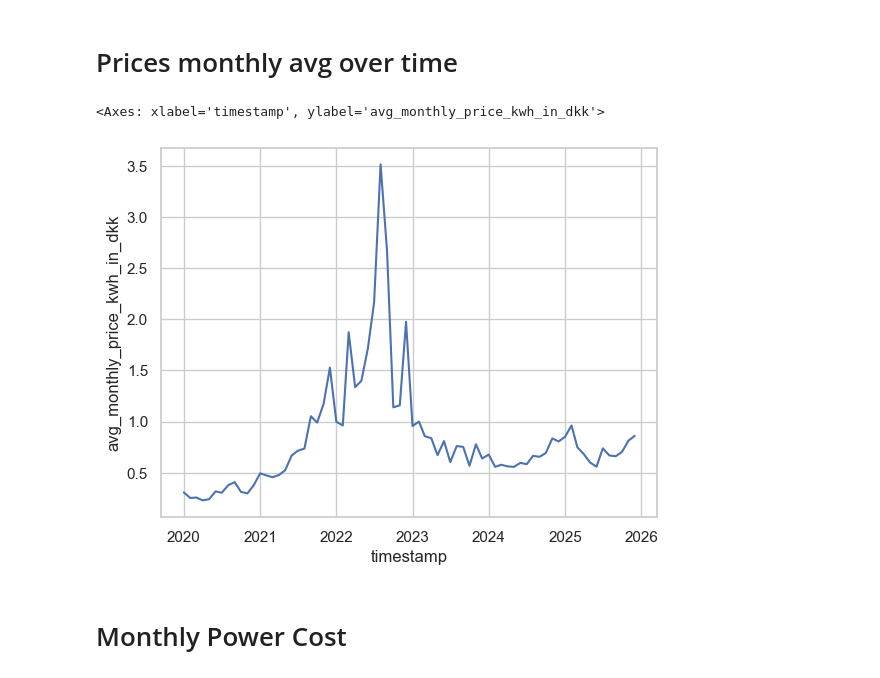
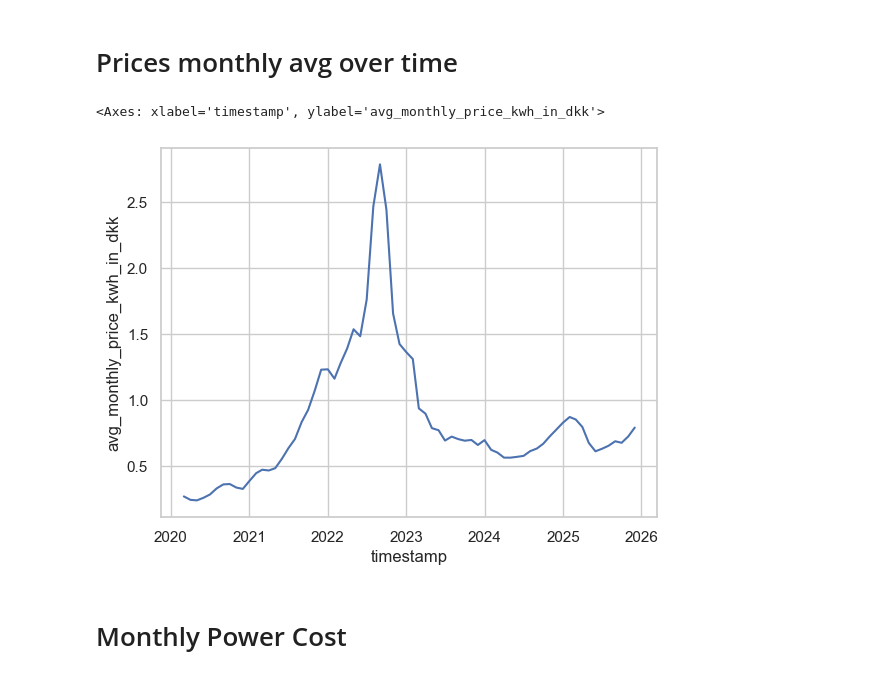
Before and after one commit to wizDs/predictive-modeling, a Jupyter notebook: notebooks/analysis.ipynb, the cells around one changed output. Saved outputs shown, nothing was run; the diff lists cells and outputs as text; code cells hidden in the pictures.

```diff
--- a/notebooks/analysis.ipynb
+++ b/notebooks/analysis.ipynb
@@ -57,13 +57,14 @@ sns.set_theme(style="whitegrid")
 # %%
 df = (
     joined_df
     .group_by(pl.col(Column.TIMESTAMP).dt.truncate("1mo"), maintain_order=True)
     .agg(pl.col(Column.HOURLY_PRICE).mean().alias(Column.MONTHLY_PRICE_AVG))
+    .with_columns(pl.col(Column.MONTHLY_PRICE_AVG).rolling_mean(window_size=3))
 )
 sns.lineplot(data=df, x=Column.TIMESTAMP, y=Column.MONTHLY_PRICE_AVG)
 # %% [output]
 <Axes: xlabel='timestamp', ylabel='avg_monthly_price_kwh_in_dkk'>
-[figure, old version]
+[figure, new version]
 # %% [markdown]
 # Monthly Power Cost
 # %%
```
